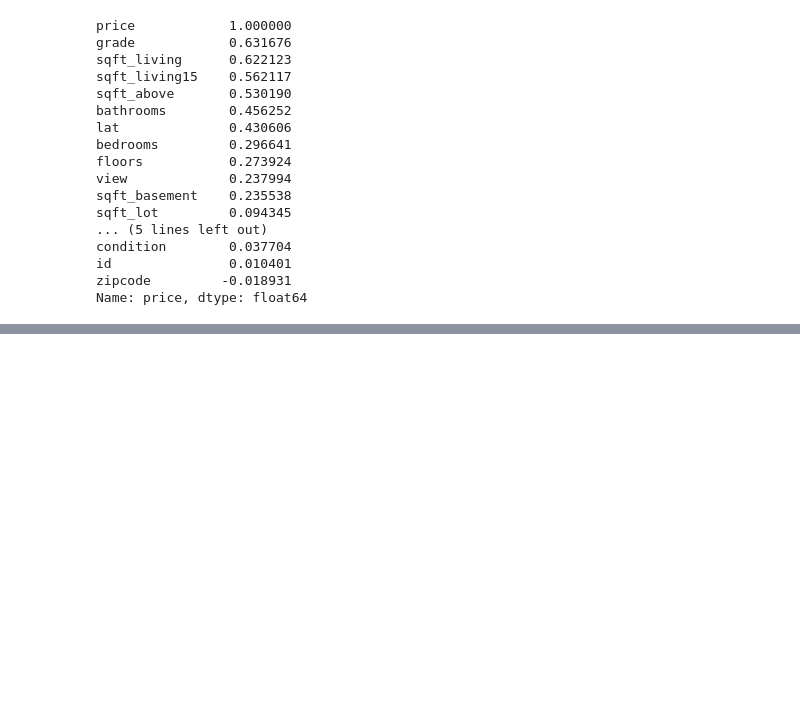
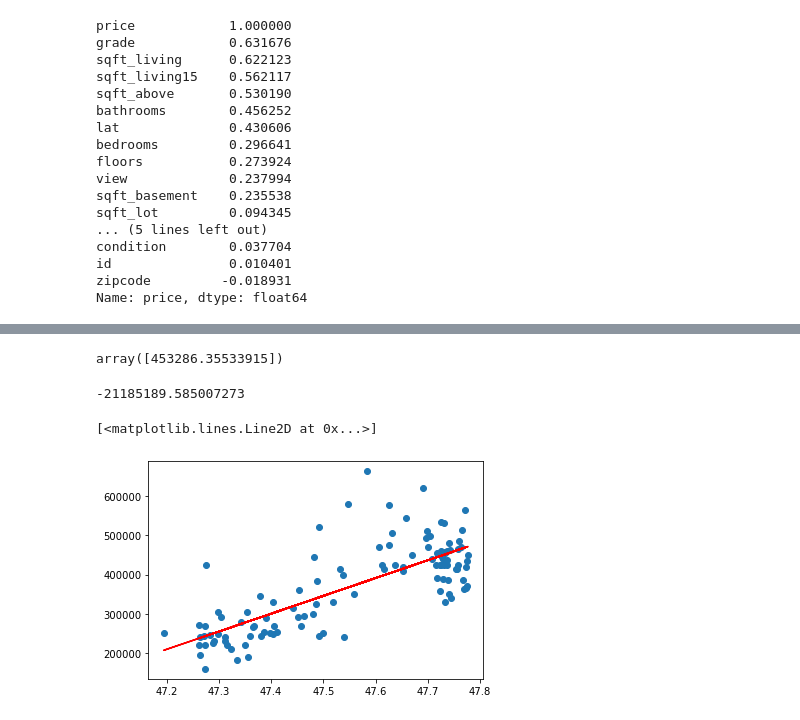
Before and after one commit to Henrique-Sousa/house-rocket, a Jupyter notebook: house-rocket.ipynb, the cells around one changed output, grey strips where cells are left out. Drawn from its saved outputs; the diff is of its cells as text; code cells hidden in the pictures; blank space fills up the shorter version.

Commit message:
feat: linear regression in one variable

```diff
--- a/house-rocket.ipynb
+++ b/house-rocket.ipynb
@@ -351,0 +354,2 @@ Name: price, dtype: float64
+# %%
+X_train, X_test, y_train, y_test = train_test_split(control2['lat'], control2['price'], test_size=0.2)
@@ -351,0 +371,3 @@ Name: price, dtype: float64
+# %%
+X_train = pd.DataFrame(X_train)
+X_train
@@ -351,0 +390,18 @@ Name: price, dtype: float64
+# %%
+reg = LinearRegression().fit(X_train, y_train)
+# %%
+reg.coef_
+# %% [output]
+array([453286.35533915])
+# %%
+reg.intercept_
+# %% [output]
+-21185189.585007273
+# %%
+model_line = (X_train * reg.coef_) + reg.intercept_
+# %%
+plt.scatter(X_train, y_train)
+plt.plot(X_train, model_line, color='red')
+# %% [output]
+[<matplotlib.lines.Line2D at 0x...>]
+[figure, added]
```
Also changed, not shown: parts of 4 cells of this notebook.
